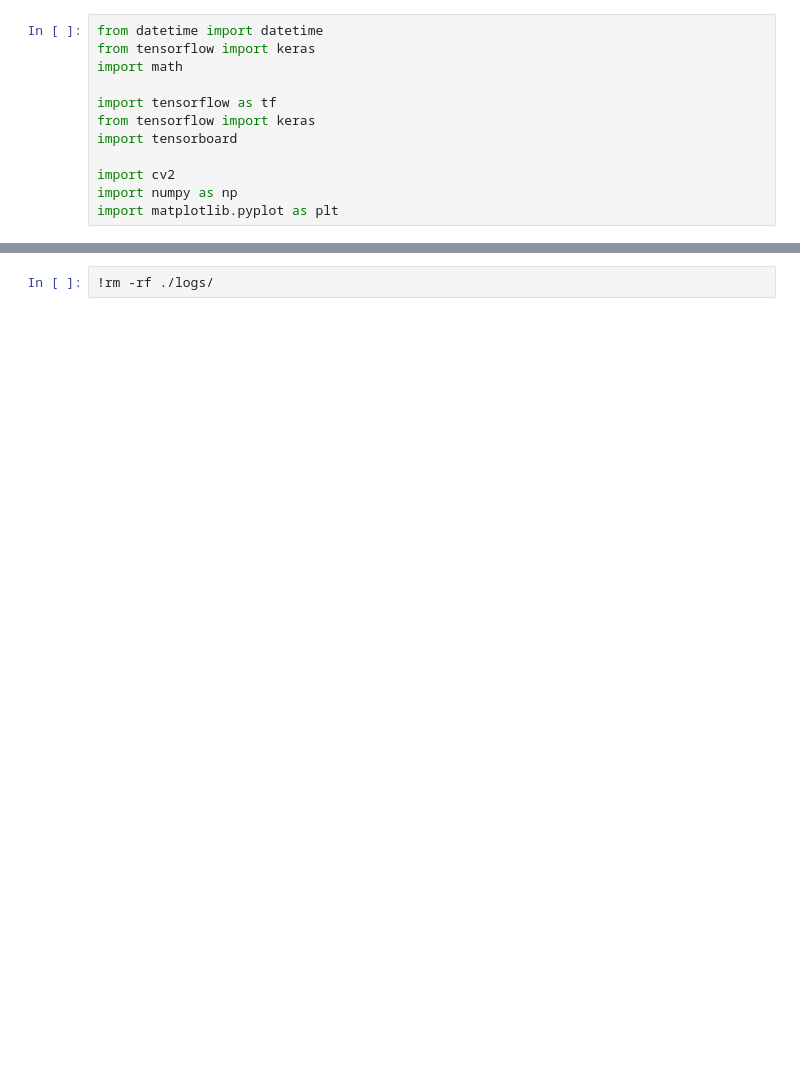
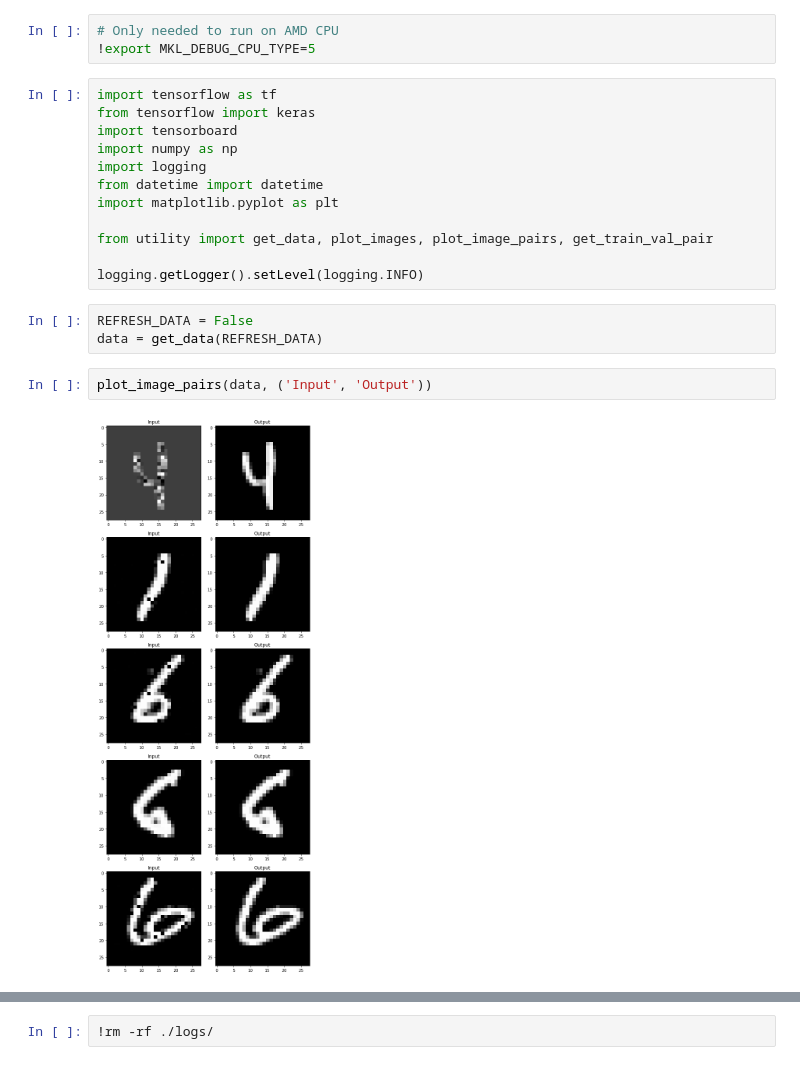
Before and after one commit to edwin-yan/An-Image-Denoising-Network-with-Interpretation, a Jupyter notebook: experiments.ipynb, the cells around one changed output, grey strips where cells are left out. Saved outputs shown, nothing was run; the diff lists cells and outputs as text; blank space fills up the shorter version.

```diff
--- a/experiments.ipynb
+++ b/experiments.ipynb
@@ -1,12 +1,22 @@
+# %%
+# Only needed to run on AMD CPU
+!export MKL_DEBUG_CPU_TYPE=5
 # %%
-from datetime import datetime
-from tensorflow import keras
-import math
-
 import tensorflow as tf
 from tensorflow import keras
 import tensorboard
+import numpy as np
+import logging
+from datetime import datetime
+import matplotlib.pyplot as plt
 
-import cv2
-import numpy as np
-import matplotlib.pyplot as plt
+from utility import get_data, plot_images, plot_image_pairs, get_train_val_pair
+
+logging.getLogger().setLevel(logging.INFO)
+# %%
+REFRESH_DATA = False
+data = get_data(REFRESH_DATA)
+# %%
+plot_image_pairs(data, ('Input', 'Output'))
+# %% [output]
+[figure, added]
```
Also changed, not shown: parts of 24 cells of this notebook, 3 other files.
